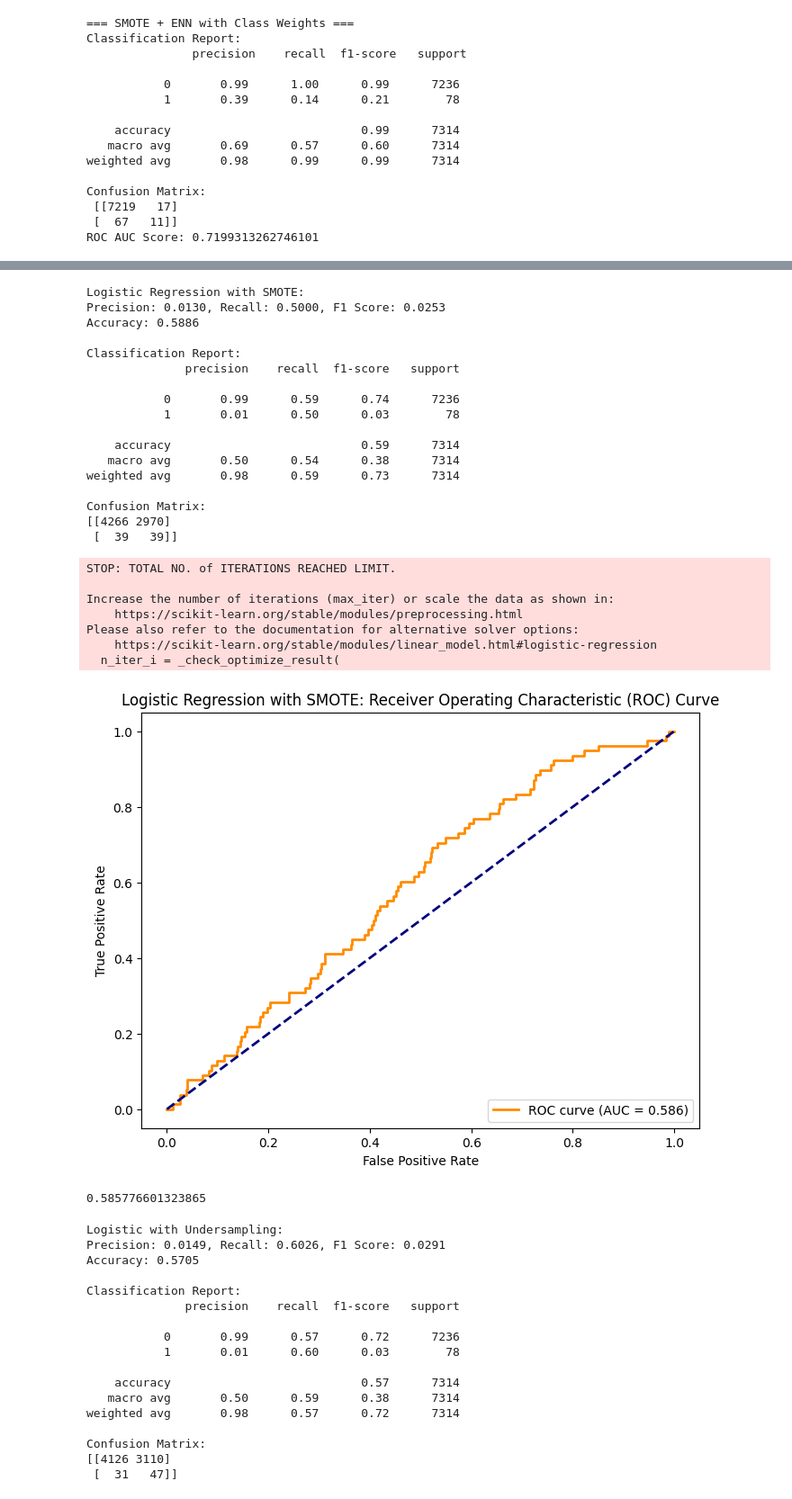
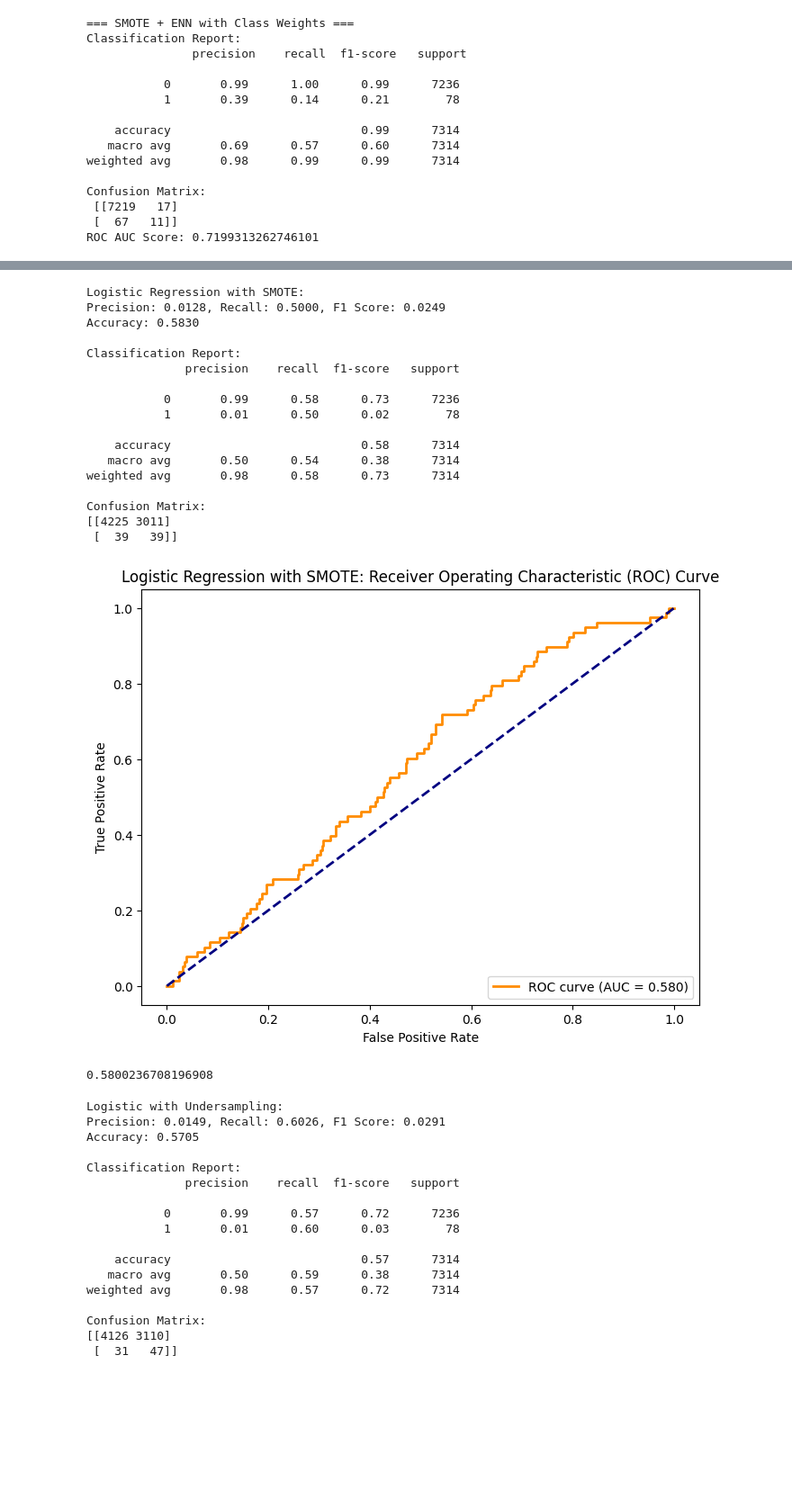
Before and after one commit to BengeeL/DataWareHousing_FinalProject, a Jupyter notebook: python_server/trafficpolice.ipynb, the cells around one changed output, grey strips where cells are left out. Shown at 90% size. Drawn from its saved outputs; the diff is of its cells as text; code cells hidden in the pictures; blank space fills up the shorter version.

```diff
--- a/python_server/trafficpolice.ipynb
+++ b/python_server/trafficpolice.ipynb
@@ -683,51 +680,49 @@ Please also refer to the documentation for alternative solver options:
 # %%
 from imblearn.over_sampling import SMOTE
 from sklearn.model_selection import train_test_split
 from sklearn.linear_model import LogisticRegression
-# Initialize and train the logistic regression model
-log_reg = LogisticRegression(random_state=42)
+from sklearn.pipeline import make_pipeline
+
+
+# Create a pipeline that scales the data then applies logistic regression
+log_reg_pipeline = make_pipeline(StandardScaler(), LogisticRegression(max_iter=1000, solver='saga', random_state=42))
+
+# Train Logistic Regression on undersampled data
+log_reg_pipeline.fit(X_train_under, y_train_under)
 
 # Split the dataset
 X_train, X_test, y_train, y_test = train_test_split(X, y, test_size=0.2, stratify=y, random_state=42)
 
 # Apply SMOTE to balance the dataset
 smote = SMOTE(random_state=42)
 X_train_smote, y_train_smote = smote.fit_resample(X_train, y_train)
 
 # Train Logistic Regression on SMOTE data
-
-log_reg.fit(X_train_smote, y_train_smote)
+log_reg_pipeline.fit(X_train_smote, y_train_smote)
 
 # Evaluate performance
-calculate_metrics(log_reg, X_test, y_test, 'Logistic Regression with SMOTE')
-plot_roc_auc(log_reg, X_test, y_test, 'Logistic Regression with SMOTE')
+calculate_metrics(log_reg_pipeline, X_test, y_test, 'Logistic Regression with SMOTE')
+plot_roc_auc(log_reg_pipeline, X_test, y_test, 'Logistic Regression with SMOTE')
 # %% [output]
 Logistic Regression with SMOTE:
-Precision: 0.0130, Recall: 0.5000, F1 Score: 0.0253
-Accuracy: 0.5886
+Precision: 0.0128, Recall: 0.5000, F1 Score: 0.0249
+Accuracy: 0.5830
 
 Classification Report:
               precision    recall  f1-score   support
 
-           0       0.99      0.59      0.74      7236
-           1       0.01      0.50      0.03        78
+           0       0.99      0.58      0.73      7236
+           1       0.01      0.50      0.02        78
 
-    accuracy                           0.59      7314
+    accuracy                           0.58      7314
    macro avg       0.50      0.54      0.38      7314
-weighted avg       0.98      0.59      0.73      7314
+weighted avg       0.98      0.58      0.73      7314
 
 Confusion Matrix:
-[[4266 2970]
+[[4225 3011]
  [  39   39]]
+[figure, new version]
-STOP: TOTAL NO. of ITERATIONS REACHED LIMIT.
-
-Increase the number of iterations (max_iter) or scale the data as shown in:
-    https://scikit-learn.org/stable/modules/preprocessing.html
-Please also refer to the documentation for alternative solver options:
-    https://scikit-learn.org/stable/modules/linear_model.html#logistic-regression
-  n_iter_i = _check_optimize_result(
+0.5800236708196908
-[figure, old version]
-0.585776601323865
 # %%
 from imblearn.under_sampling import RandomUnderSampler
 from sklearn.linear_model import LogisticRegression
```
Also changed, not shown: parts of 1 cell of this notebook, 3 other files.
